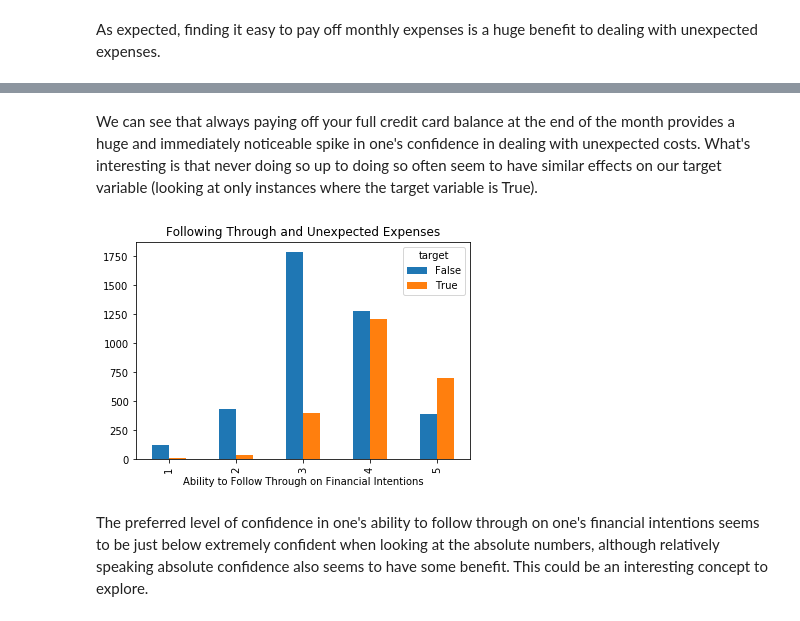
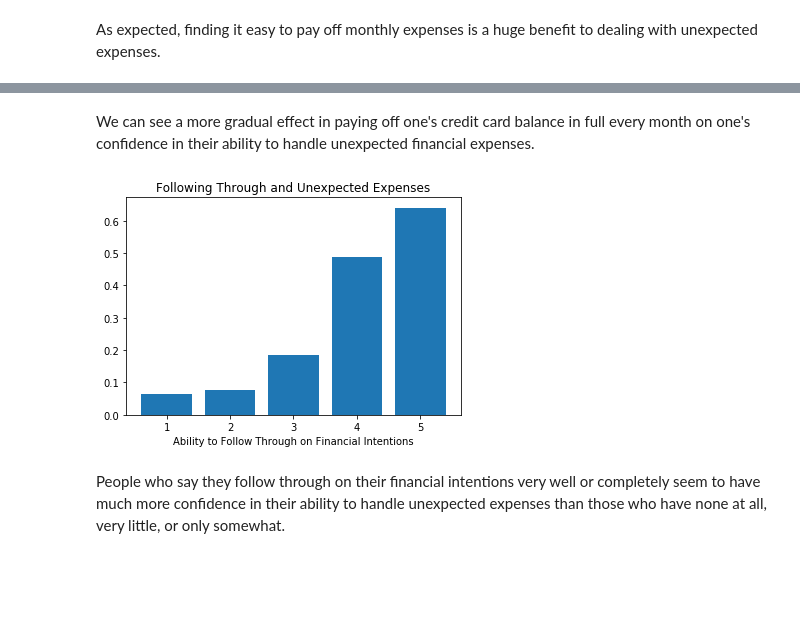
Before and after one commit to hussain-jafari/Springboard, a Jupyter notebook: CapstoneProject1/cfpbdata/DataStorytelling.ipynb, the cells around one changed output, grey strips where cells are left out. Cells and saved outputs as stored; diff of their text form; code cells hidden in the pictures; blank space fills up the shorter version.

```diff
--- a/CapstoneProject1/cfpbdata/DataStorytelling.ipynb
+++ b/CapstoneProject1/cfpbdata/DataStorytelling.ipynb
@@ -54,9 +65,20 @@ We can see that people's relative confidence in handling unexpected expenses is
 # %%
 #Remove rows where response was -1 (no response)
 dfends = df[df['ENDSMEET'] != -1]
+
+#Create table with relevant values
 endsmeet_tab = pd.crosstab(dfends['ENDSMEET'], dfends['target'])
-endsmeet_tab.plot.bar()
+
+#Create x and y values to graph
+x_vals = np.arange(3) + 1
+endsmeet_vals = np.empty(3)
+for i in range(3):
+    endsmeet_vals[i] = endsmeet_tab.loc[i+1, True] / np.sum(endsmeet_tab.iloc[i, 0:2])
+
+#Create bar graph
+plt.bar(x_vals, endsmeet_vals)
 plt.title('Meeting Monthly Expenses and Unexpected Expenses')
 plt.xlabel('Difficulty of Meeting Monthly Expenses')
+plt.xticks(x_vals)
 plt.show()
 # %% [output]
@@ -66,9 +88,20 @@ As expected, finding it easy to pay off monthly expenses is a huge benefit to de
 # %%
 #Remove rows with no response
 dfmanage = df[df['MANAGE1_3'] != -1]
+
+#Create table with relevant values
 manage_tab = pd.crosstab(dfmanage['MANAGE1_3'], dfmanage['target'])
-manage_tab.plot.bar()
+
+#Create x and y values to graph
+x_vals = np.arange(5) + 1
+manage_vals = np.empty(5)
+for i in range(5):
+    manage_vals[i] = manage_tab.loc[i+1, True] / np.sum(manage_tab.iloc[i, 0:2])
+
+#Create bar graph
+plt.bar(x_vals, manage_vals)
 plt.title('Credit Card Balance and Unexpected Expenses')
 plt.xlabel('Frequency of Paying Off Monthly Credit Card Balance')
+plt.xticks(x_vals)
 plt.show()
 # %% [output]
@@ -76,14 +109,23 @@ plt.show()
-# %% [markdown]
-We can see that always paying off your full credit card balance at the end of the month provides a huge and immediately noticeable spike in one's confidence in dealing with unexpected costs. What's interesting is that never doing so up to doing so often seem to have similar effects on our target variable (looking at only instances where the target variable is True).
+# %% [markdown]
+We can see a more gradual effect in paying off one's credit card balance in full every month on one's confidence in their ability to handle unexpected financial expenses.
 # %%
 #Remove rows with no response
-dfadvice = df[df['FS1_1'] != -1]
-intentions_tab = pd.crosstab(dfadvice['FS1_1'], dfadvice['target'])
-intentions_tab.plot.bar()
+dfintentions = df[df['FS1_1'] != -1]
+intentions_tab = pd.crosstab(dfintentions['FS1_1'], dfintentions['target'])
+
+#Create x and y values to graph
+x_vals = np.arange(5) + 1
+intentions_vals = np.empty(5)
+for i in range(5):
+    intentions_vals[i] = intentions_tab.loc[i+1, True] / np.sum(intentions_tab.iloc[i, 0:2])
+
+#Create bar graph
+plt.bar(x_vals, intentions_vals)
 plt.title('Following Through and Unexpected Expenses')
 plt.xlabel('Ability to Follow Through on Financial Intentions')
+plt.xticks(x_vals)
 plt.show()
 # %% [output]
-[figure, old version]
+[figure, new version]
-# %% [markdown]
-The preferred level of confidence in one's ability to follow through on one's financial intentions seems to be just below extremely confident when looking at the absolute numbers, although relatively speaking absolute confidence also seems to have some benefit. This could be an interesting concept to explore.
+# %% [markdown]
+People who say they follow through on their financial intentions very well or completely seem to have much more confidence in their ability to handle unexpected expenses than those who have none at all, very little, or only somewhat.
```
Also changed, not shown: parts of 6 cells of this notebook.
